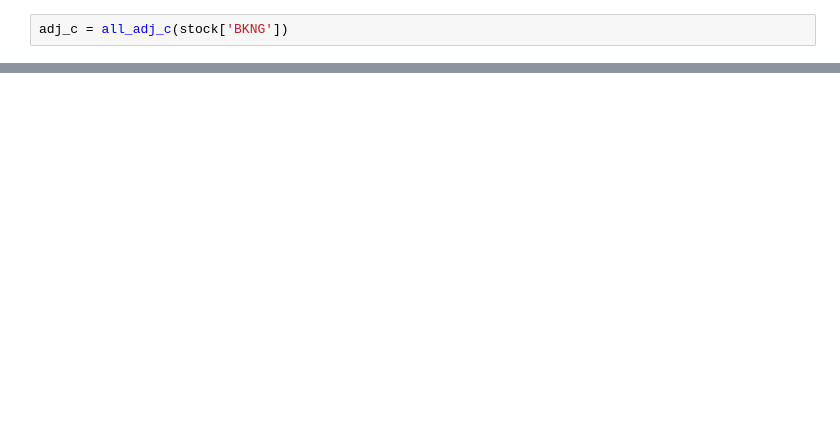
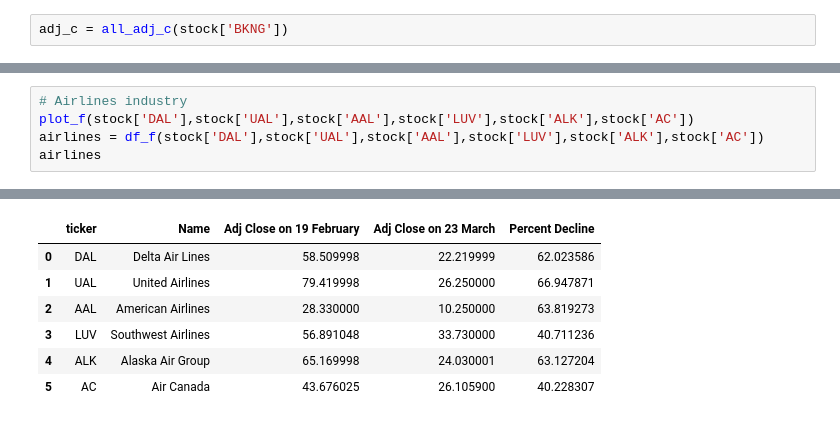
Before and after one commit to ritik-k/Stock_Market_Analysis, a Jupyter notebook: scratch.ipynb, the cells around one changed output, grey strips where cells are left out. Saved outputs shown, nothing was run; the diff lists cells and outputs as text; blank space fills up the shorter version.

```diff
--- a/scratch.ipynb
+++ b/scratch.ipynb
@@ -185,0 +151,6 @@ fig.add_shape(
+# %%
+# Airlines industry
+plot_f(stock['DAL'],stock['UAL'],stock['AAL'],stock['LUV'],stock['ALK'],stock['AC'])
+airlines = df_f(stock['DAL'],stock['UAL'],stock['AAL'],stock['LUV'],stock['ALK'],stock['AC'])
+airlines
+# %% [output]
@@ -185,0 +158,7 @@ fig.add_shape(
+|  | ticker | Name | Adj Close on 19 February | Adj Close on 23 March | Percent Decline |
+| 0 | DAL | Delta Air Lines | 58.509998 | 22.219999 | 62.023586 |
+| 1 | UAL | United Airlines | 79.419998 | 26.250000 | 66.947871 |
+| 2 | AAL | American Airlines | 28.330000 | 10.250000 | 63.819273 |
+| 3 | LUV | Southwest Airlines | 56.891048 | 33.730000 | 40.711236 |
+| 4 | ALK | Alaska Air Group | 65.169998 | 24.030001 | 63.127204 |
+| 5 | AC | Air Canada | 43.676025 | 26.105900 | 40.228307 |
```
Also changed, not shown: parts of 24 cells of this notebook, 14 other files.
